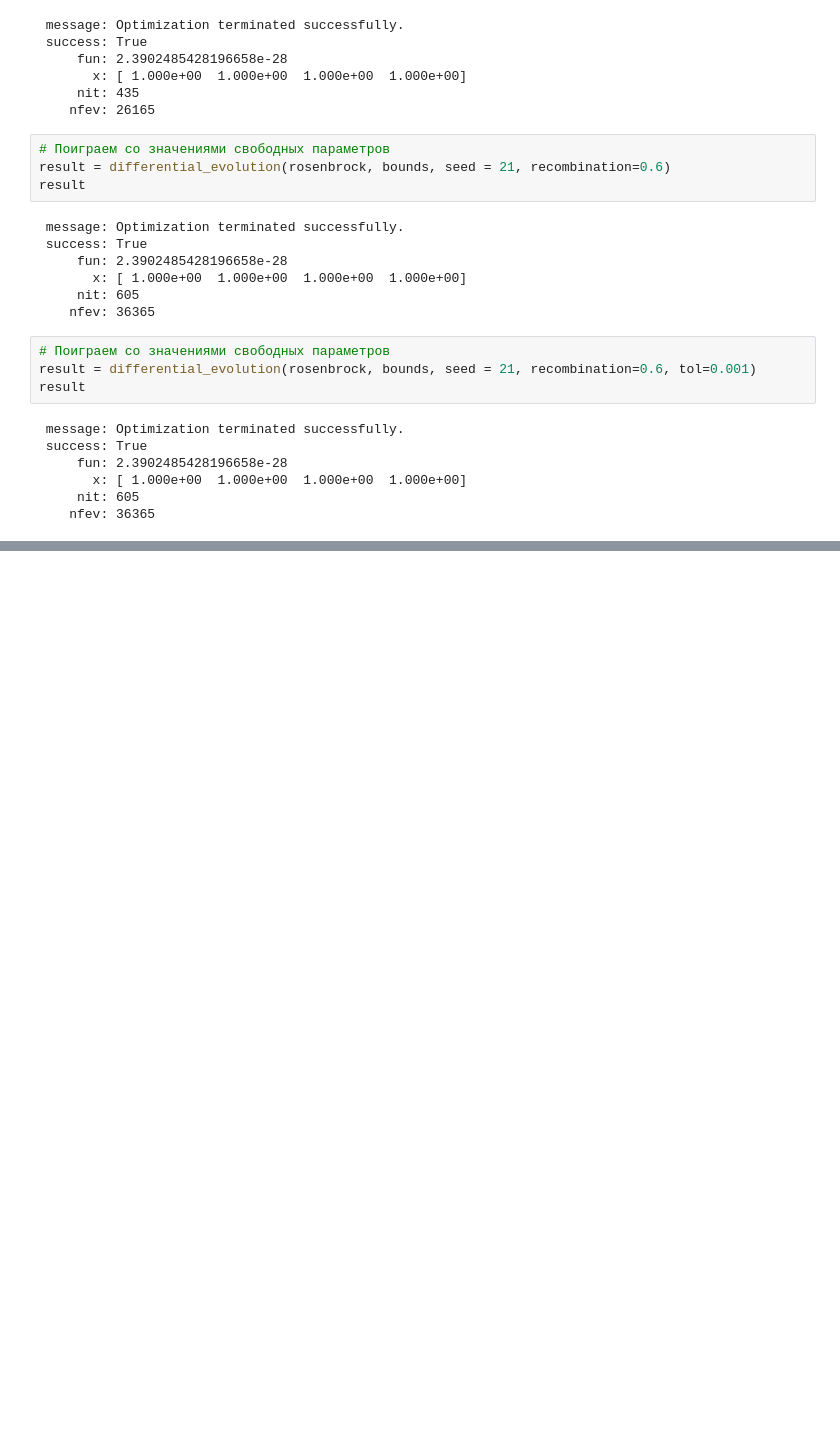
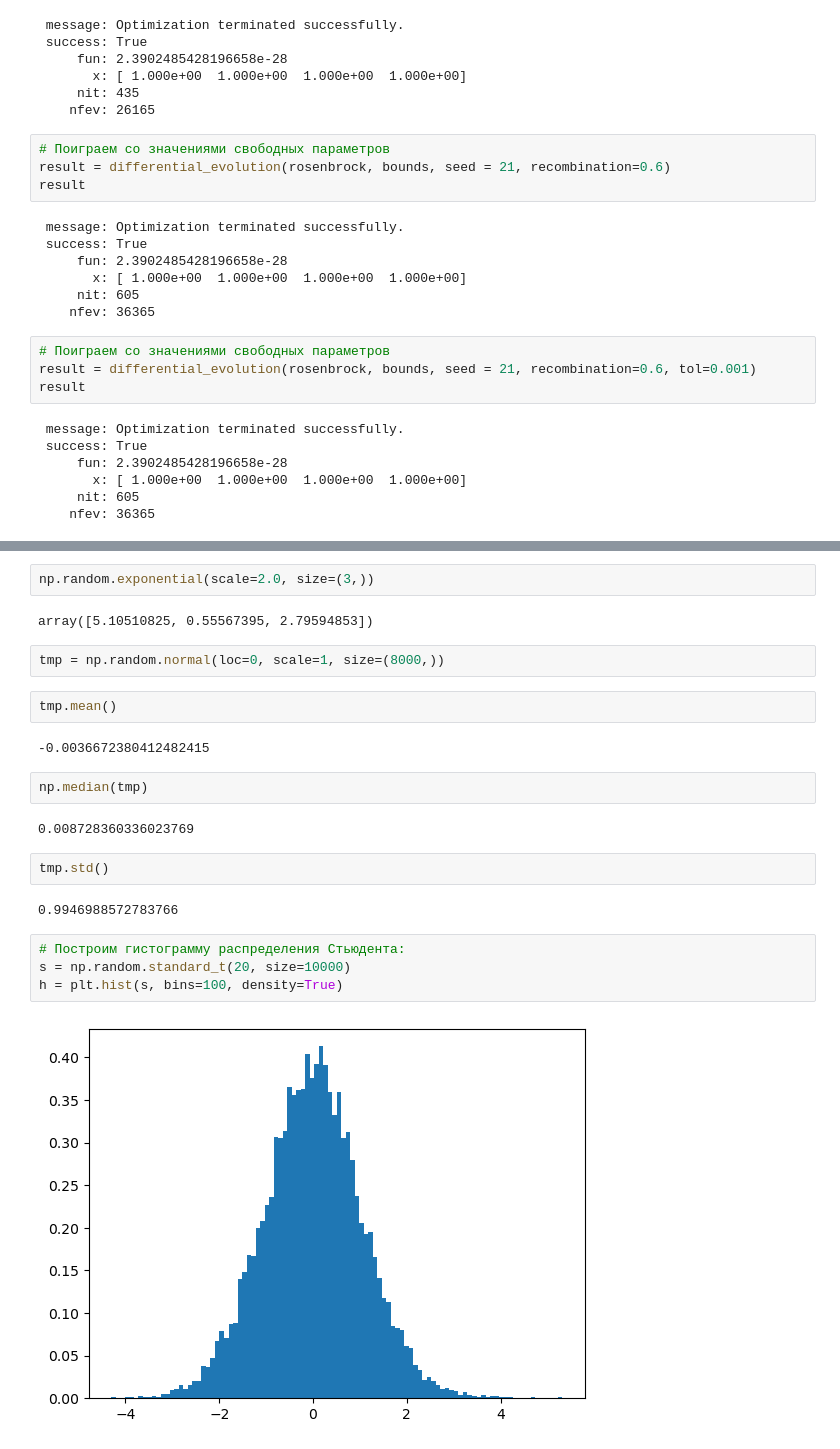
Before and after one commit to BalshowAndrew/math_datascience, a Jupyter notebook: math_ds.ipynb, the cells around one changed output, grey strips where cells are left out. Saved outputs shown, nothing was run; the diff lists cells and outputs as text; blank space fills up the shorter version.

```diff
--- a/math_ds.ipynb
+++ b/math_ds.ipynb
@@ -1382,0 +1388,24 @@ result
+# %%
+np.random.exponential(scale=2.0, size=(3,))
+# %% [output]
+array([5.10510825, 0.55567395, 2.79594853])
+# %%
+tmp = np.random.normal(loc=0, scale=1, size=(8000,))
+# %%
+tmp.mean()
+# %% [output]
+-0.0036672380412482415
+# %%
+np.median(tmp)
+# %% [output]
+0.008728360336023769
+# %%
+tmp.std()
+# %% [output]
+0.9946988572783766
+# %%
+# Построим гистограмму распределения Стьюдента:
+s = np.random.standard_t(20, size=10000)
+h = plt.hist(s, bins=100, density=True)
+# %% [output]
+[figure, added]
```
Also changed, not shown: parts of 4 cells of this notebook, 1 other file.
